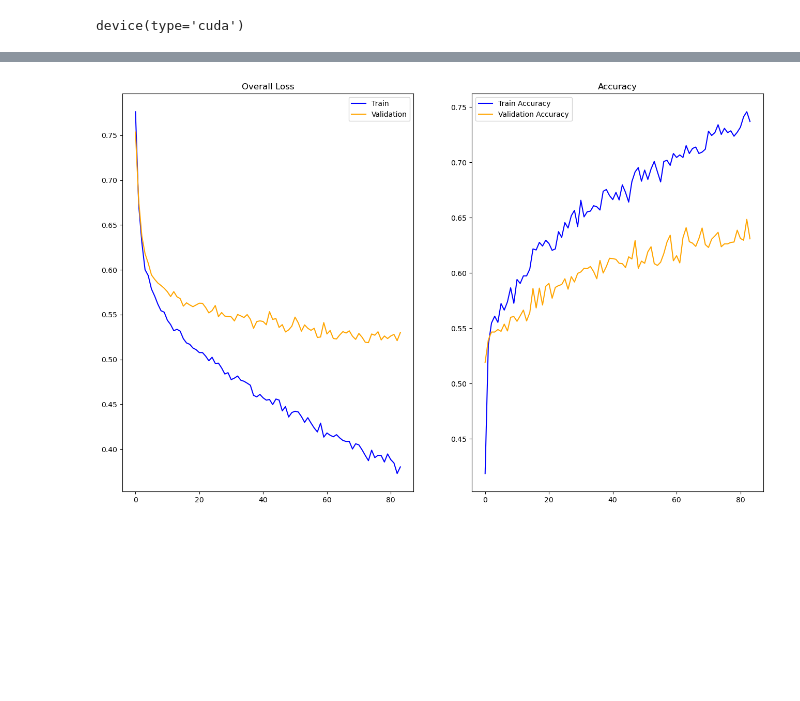
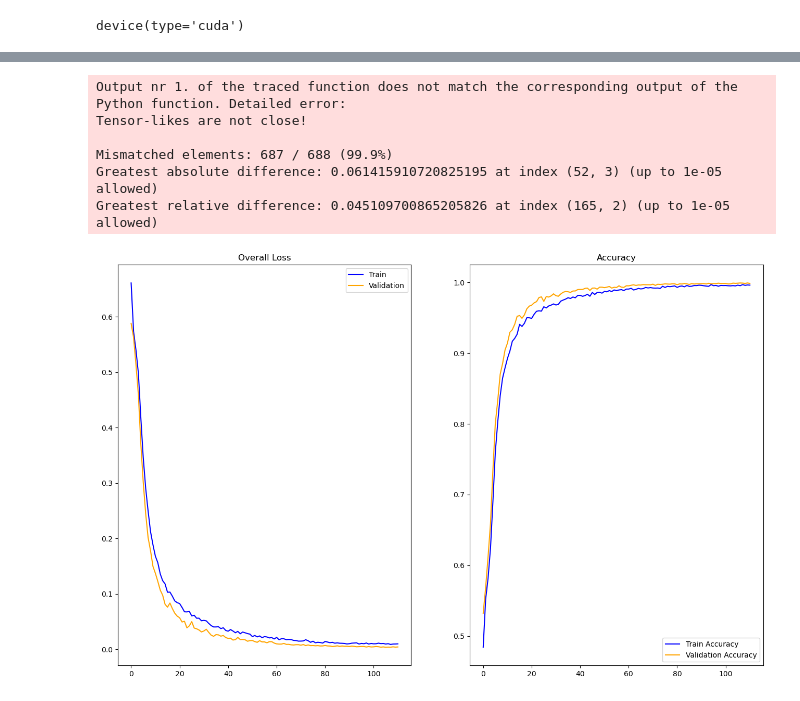
Before and after one commit to lazarovziv/ML-Pipeline, a Jupyter notebook: image-classification.ipynb, the cells around one changed output, grey strips where cells are left out. Cells and saved outputs as stored; diff of their text form; code cells hidden in the pictures; blank space fills up the shorter version.

Commit message:
classification notebook: added support for dropout rate in classification blocks overiftted the model, so need to tweak the hyperparameters

```diff
--- a/image-classification.ipynb
+++ b/image-classification.ipynb
@@ -370,10 +395,10 @@ def optimize(is_multi_objective, n_trials=100):
     directions = ['minimize', 'minimize'] if is_multi_objective else ['minimize']
     objective_func = multi_objective if is_multi_objective else objective
     study = optuna.create_study(directions=directions)
-    study.optimize(objective_func, n_trials=n_trials, timeout=3600*(n_trials // 30), show_progress_bar=True, gc_after_trial=True, callbacks=[callback])
+    study.optimize(objective_func, n_trials=n_trials, timeout=3600*(n_trials // 30), show_progress_bar=True, gc_after_trial=True) # , callbacks=[callback])
     return study
 # %%
 is_multi_objective = False
-n_trials = 100
+n_trials = 50
 study = optimize(is_multi_objective=is_multi_objective, n_trials=n_trials)
 # %% [output]
@@ -477,9 +524,11 @@ dampening = best_params['dampening']
 scheduler_gamma = best_params['scheduler_gamma']
 batch_size = best_params['batch_size']
 epochs = best_params['epochs']
+relu_slope = best_params['relu_slope']
 num_blocks = best_params['num_blocks']
 
-model = ConvClassifier(train_params=train_best_params, num_classes=len(np.unique(labels)), num_blocks=num_blocks, device=device).to(device)
+model = ConvClassifier(train_params=train_best_params, num_classes=len(np.unique(labels)),
+                       num_blocks=num_blocks, relu_slope=relu_slope, device=device).to(device)
 
 # trainable_parameters = [param for name, param in model.named_parameters() if name.startswith('seq_')]
 if best_params['optimizer_idx'] == 0:
@@ -510,19 +558,25 @@ best_params, sum(p.numel() for p in model.parameters())
 # %%
 dataset = AlzheimerDataset(images, labels)
 # %%
-dataloader = torch.utils.data.DataLoader(train_dataset, batch_size=batch_size, shuffle=True)
+dataloader = torch.utils.data.DataLoader(alzheimer_dataset, batch_size=batch_size, shuffle=True)
 # %%
 overall, accuracy = train(
     model=model,
     optimizer=optimizer,
     loss=loss_func,
     epochs=epochs,
     dataloader=dataloader,
-    val_dataset=val_dataset,
+    val_dataset=alzheimer_dataset,
     scheduler=scheduler,
     plot=True,
     show_progress=True,
     trial=None
 )
 # %% [output]
+Output nr 1. of the traced function does not match the corresponding output of the Python function. Detailed error:
+Tensor-likes are not close!
+
+Mismatched elements: 687 / 688 (99.9%)
+Greatest absolute difference: 0.061415910720825195 at index (52, 3) (up to 1e-05 allowed)
+Greatest relative difference: 0.045109700865205826 at index (165, 2) (up to 1e-05 allowed)
-[figure, old version]
+[figure, new version]
```
Also changed, not shown: parts of 33 cells of this notebook, 1 other file.
